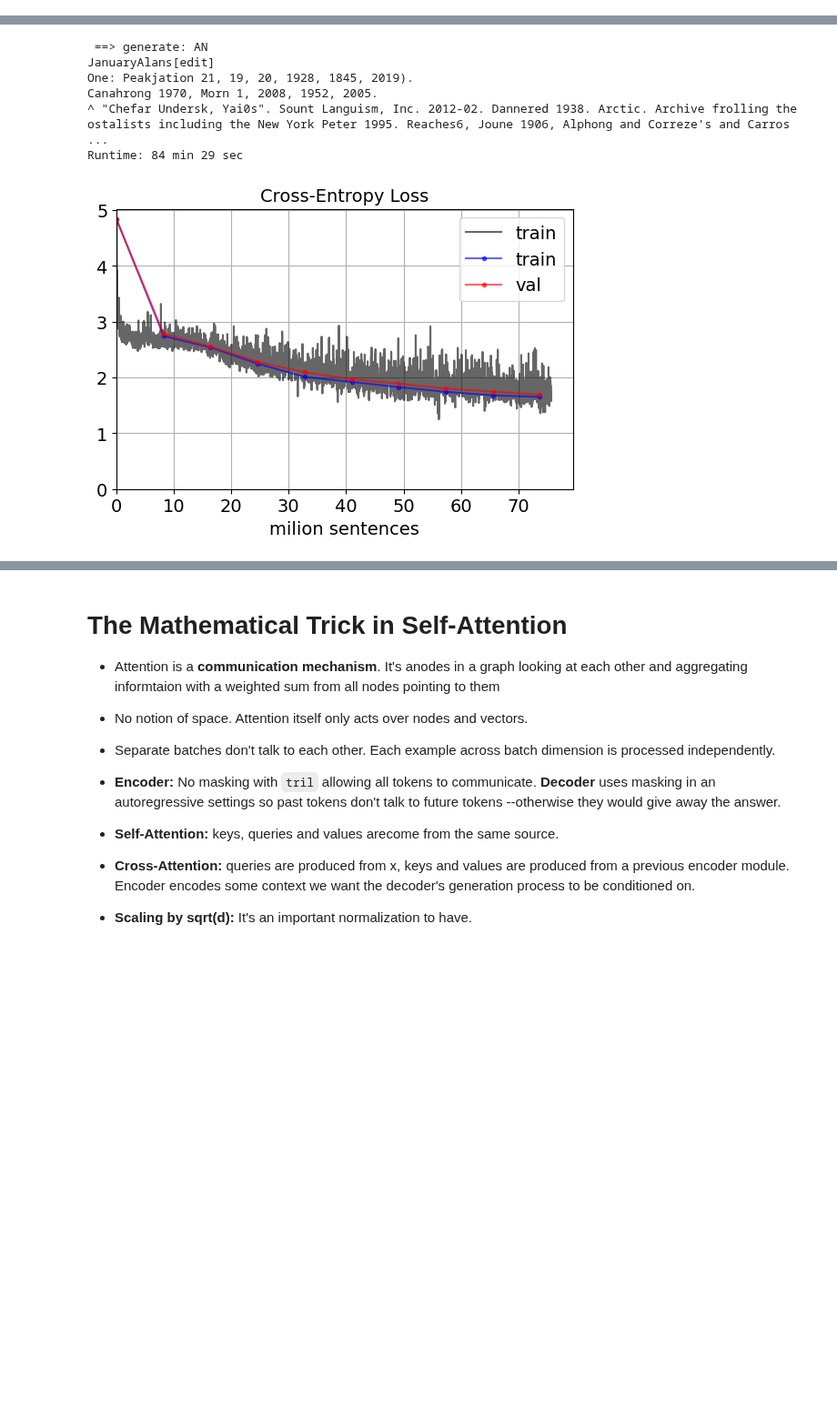
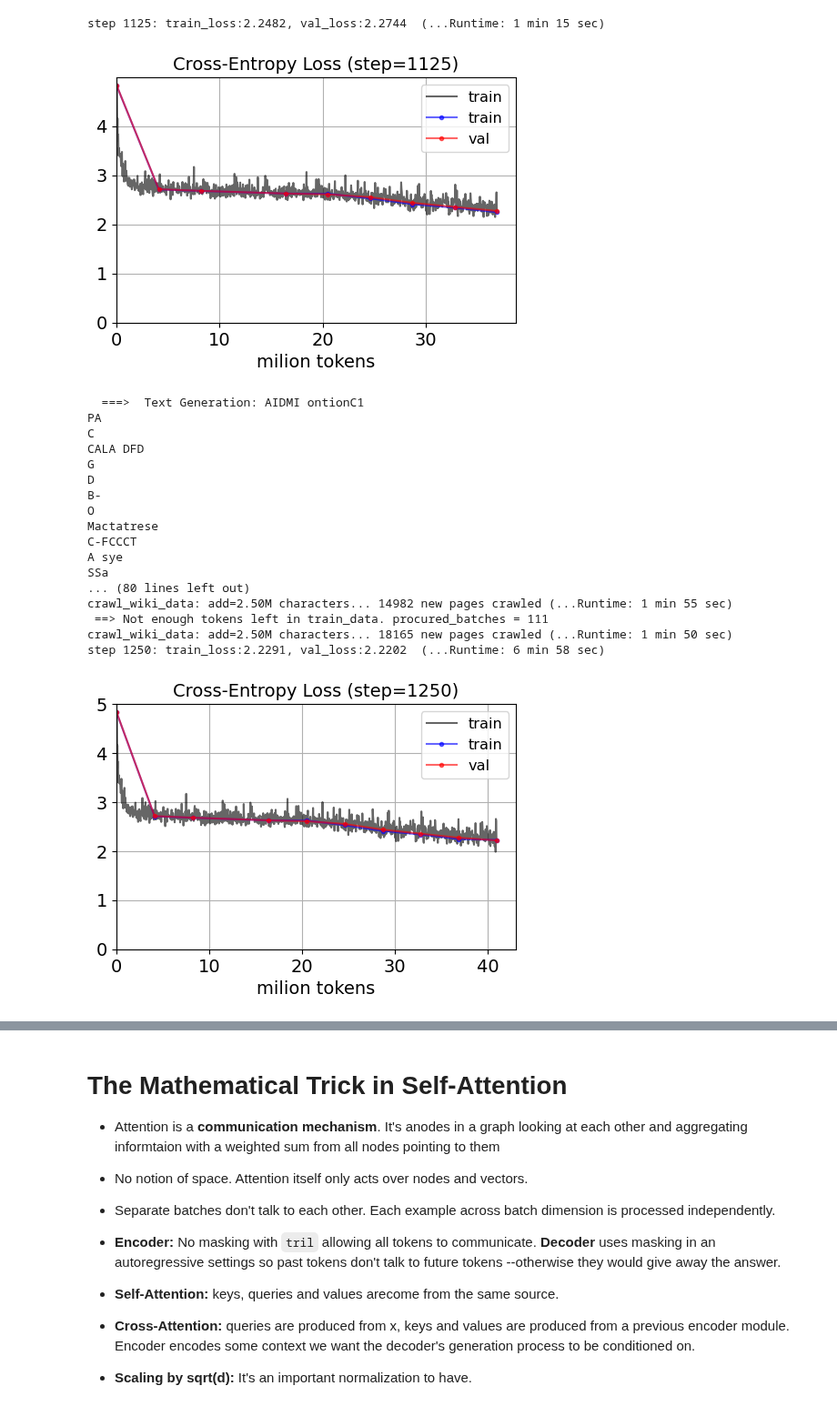
Before and after one commit to ozkansafak/decoder-llm, a Jupyter notebook: main.ipynb, the cells around one changed output, grey strips where cells are left out. Shown at 91% size. Drawn from its saved outputs; the diff is of its cells as text; code cells hidden in the pictures; blank space fills up the shorter version.

```diff
--- a/main.ipynb
+++ b/main.ipynb
@@ -8,7 +8,7 @@ from utils.imports import *
 
 # load val_data by crawling the list of wiki pages in "dataset/val_wiki.json"
 val_data, val_urls = load_val_data(num_pages=10)
-train_data, num_chars = crawl_wiki_data(new_links, visited_urls, num_chars, add=25e5, step=0, printer=True)
+train_data, num_chars = crawl_wiki_data(new_links, visited_urls, num_chars, add=25e5, printer=True)
 
 # instantiate model
 model = BigramLanguageModel(vocab_size)
@@ -35,11 +35,13 @@ Wall time: 1min 12s
 # %%
+%%time
+step = 0
+
 # Create a pytorch optimizer
-step = epoch = 0
 optimizer = torch.optim.AdamW(model.parameters(), lr=learning_rate)  # usually 3e-4 for bigger networks.
 
 list_epochs, list_losses, list_epochs_eval, list_losses_eval = [0], [], [0], []
 
-xb, yb, pivot = get_batch_sequentially(train_data, batch_size, pivot=0)
+xb, yb, pivot = get_batch(train_data, batch_size, pivot=0)
 
 logits, loss = model(xb, yb)
 if device.startswith('cuda') and torch.cuda.device_count() > 1:
@@ -69,34 +68,63 @@ u]g^^~vXa'-J    RX%WBB]Zb`5#d_"XSBrHh$7g_T?Be   * [p>Mnlt^sX~a2zX]\&fIC?mnPl<vIV
 # %%
 # train loop
 start = time.time()
 
-while step < max_iters - 1:
+while step < max_iters:
     step += 1
-    epoch = step * batch_size * block_size
+    epoch = step * batch_size * block_size  # epoch is num of tokens ingested.
+    sample_no = step * batch_size
+
     # sample a batch of data
-    xb, yb, pivot = get_batch_sequentially(train_data, batch_size, pivot)
+    xb, yb, pivot = get_batch(train_data, batch_size, pivot)
 
-    if xb is None:
-        train_data, num_chars = crawl_wiki_data(new_links, visited_urls, num_chars, add, step, printer=False)
-        xb, yb, pivot = get_batch_sequentially(train_data, batch_size, pivot)
+    while len(xb) < batch_size:
+        repo_xb, repo_yb, pivot = xb, yb, 0
+        train_data, num_chars = crawl_wiki_data(new_links, visited_urls, num_chars, add, printer=False)
+        xb, yb, pivot = get_batch(train_data, batch_size-len(xb), pivot)
+        xb = torch.cat((repo_xb, xb))
+        yb = torch.cat((repo_yb, yb))
 
     # evaluate the loss
     logits, loss = model(xb, yb)
-    if device.startswith('cuda'):
+    if device.startswith('cuda') and torch.cuda.device_count() > 1:
         loss = loss.mean()
     optimizer.zero_grad(set_to_none=True)
     loss.backward() # get the gradients
     optimizer.step() # update parameters using the gradients
+
+    list_losses.append(loss.item())
+    list_epochs.append(epoch)
+
     # evaluate at fixed intervals
-    if step % eval_interval == 0 or step == max_iters:
+    if sample_no % eval_interval == 0 or step == max_iters:
         losses = estimate_loss(model, train_data, val_data, eval_iters, step, start)
         list_epochs_eval.append(epoch)
         list_losses_eval.append([item.detach().numpy().tolist() for item in (losses['train'], losses['val'])])
-
-    if step % eval_generate == 0:
         plotter(list_epochs, list_losses, list_epochs_eval, list_losses_eval, step)
         generate_text(model, step)
         print_runtime(start)
+        print('---' *30)
 
-    list_losses.append(loss.item())
-    list_epochs.append(epoch)
+    if step // 10 == 0:
+        print(f'step:{step:3d}  {print_runtime(start, False)}')
+# %% [output]
+step 1125: train_loss:2.2482, val_loss:2.2744  (...Runtime: 1 min 15 sec)
+[figure, added]
+  ===>  Text Generation: AIDMI ontionC1
+PA
+C
+CALA DFD
+G
+D
+B-
+O
+Mactatrese
+C-FCCCT
+A sye
+SSa
+... (80 lines left out)
+crawl_wiki_data: add=2.50M characters... 14982 new pages crawled (...Runtime: 1 min 55 sec)
+ ==> Not enough tokens left in train_data. procured_batches = 111
+crawl_wiki_data: add=2.50M characters... 18165 new pages crawled (...Runtime: 1 min 50 sec)
+step 1250: train_loss:2.2291, val_loss:2.2202  (...Runtime: 6 min 58 sec)
+[figure, added]
@@ -103,14 +175,0 @@ while step < max_iters - 1:
-# %%
-# Plot and Generate text
-plotter(list_epochs, list_losses, list_epochs_eval, list_losses_eval, step)
-
-generate_text(step)
-print_runtime(start)
-# %% [output]
- ==> generate: AN
-JanuaryAlans[edit]
-One: Peakjation 21, 19, 20, 1928, 1845, 2019).
-Canahrong 1970, Morn 1, 2008, 1952, 2005.
-^ "Chefar Undersk, Yai0s". Sount Languism, Inc. 2012-02. Dannered 1938. Arctic. Archive frolling the ostalists including the New York Peter 1995. Reaches6, Joune 1906, Alphong and Correze's and Carros ...
-Runtime: 84 min 29 sec
-[figure, removed]
```
Also changed, not shown: parts of 6 cells of this notebook, 3 other files.
